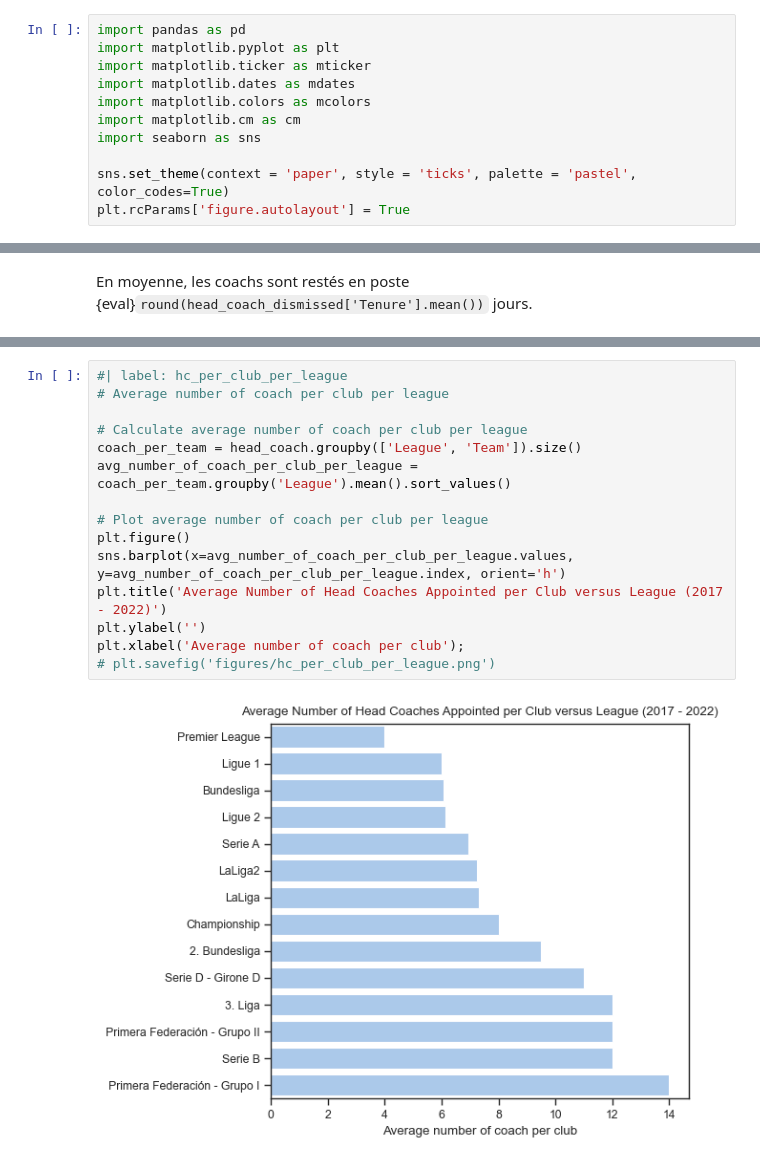
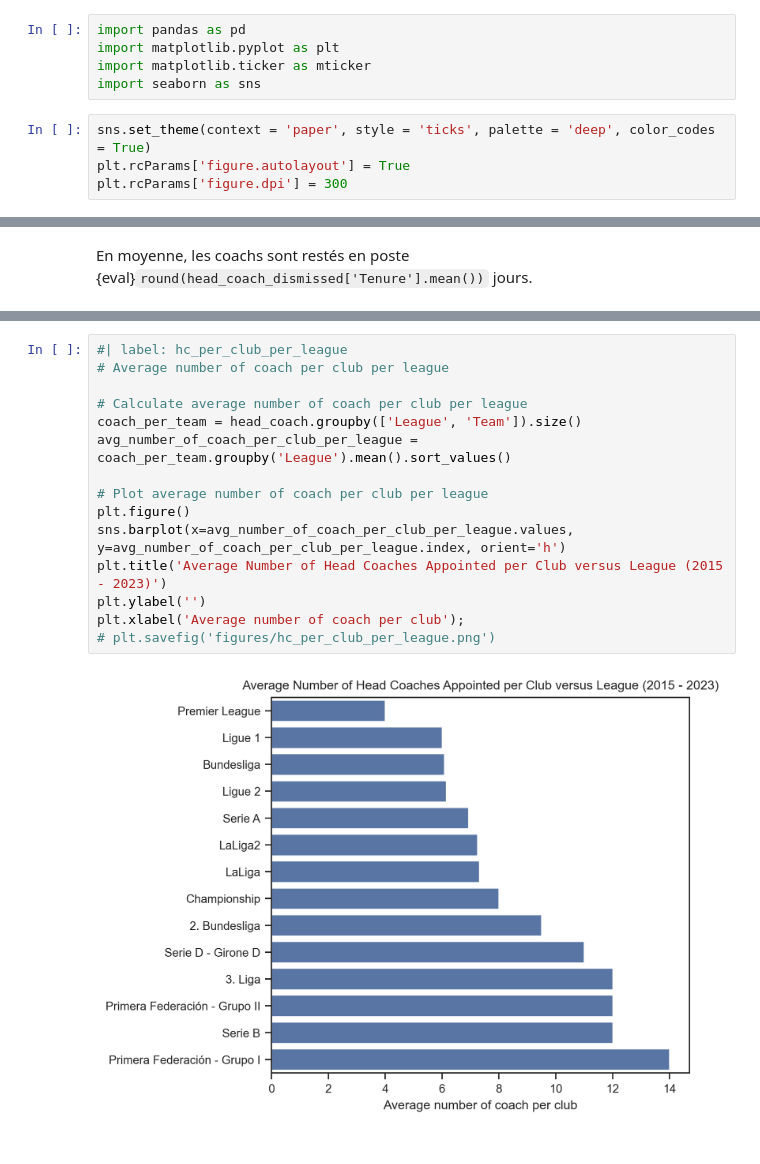
Before and after one commit to mathisdrn/head_coach_dismissal, a Jupyter notebook: src/03 Headcoach analysis.ipynb, the cells around one changed output, grey strips where cells are left out. Saved outputs shown, nothing was run; the diff lists cells and outputs as text.

```diff
--- a/src/03 Headcoach analysis.ipynb
+++ b/src/03 Headcoach analysis.ipynb
@@ -9,13 +9,11 @@ description: Exploratory data analysis of the head coaches dataset
 import pandas as pd
 import matplotlib.pyplot as plt
 import matplotlib.ticker as mticker
-import matplotlib.dates as mdates
-import matplotlib.colors as mcolors
-import matplotlib.cm as cm
 import seaborn as sns
-
-sns.set_theme(context = 'paper', style = 'ticks', palette = 'pastel', color_codes=True)
-plt.rcParams['figure.autolayout'] = True
+# %%
+sns.set_theme(context = 'paper', style = 'ticks', palette = 'deep', color_codes = True)
+plt.rcParams['figure.autolayout'] = True
+plt.rcParams['figure.dpi'] = 300
 # %% [markdown]
 ### Loading data
 # %%
@@ -146,17 +138,17 @@ plt.ylabel('Proportion of clubs');
 # %%
 #| label: hc_per_club_per_league
 # Average number of coach per club per league
 
 # Calculate average number of coach per club per league
 coach_per_team = head_coach.groupby(['League', 'Team']).size()
 avg_number_of_coach_per_club_per_league = coach_per_team.groupby('League').mean().sort_values()
 
 # Plot average number of coach per club per league
 plt.figure()
 sns.barplot(x=avg_number_of_coach_per_club_per_league.values, y=avg_number_of_coach_per_club_per_league.index, orient='h')
-plt.title('Average Number of Head Coaches Appointed per Club versus League (2017 - 2022)')
+plt.title('Average Number of Head Coaches Appointed per Club versus League (2015 - 2023)')
 plt.ylabel('')
 plt.xlabel('Average number of coach per club');
 # plt.savefig('figures/hc_per_club_per_league.png')
 # %% [output]
-[figure, old version]
+[figure, new version]
```
Also changed, not shown: parts of 9 cells of this notebook, 1 other file.
